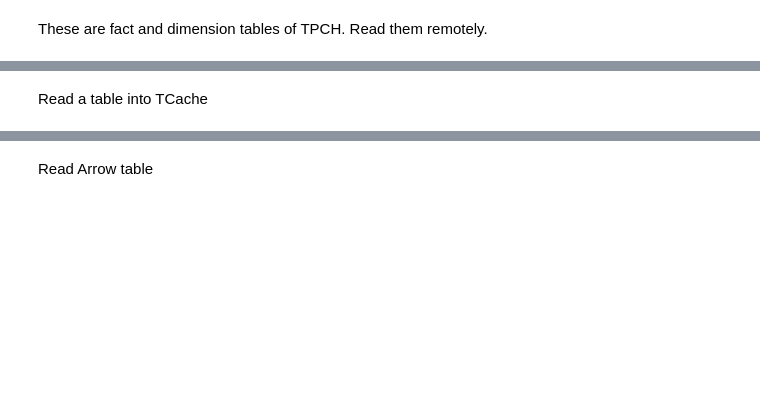
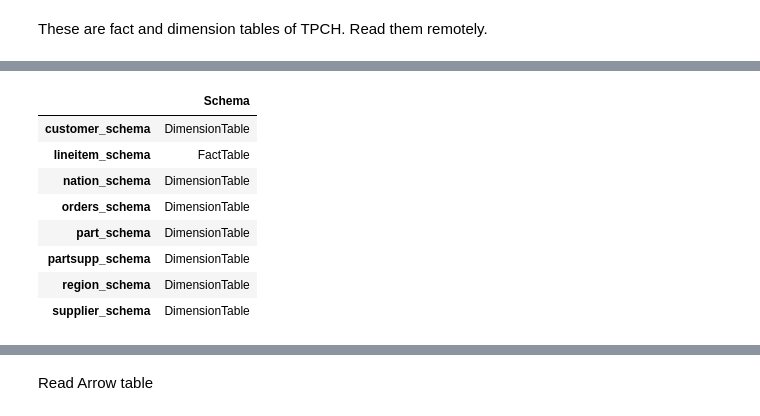
Before and after one commit to hkverma/litendb, a Jupyter notebook: py/notebooks/LitenRaySingleActorQ5Q6.ipynb, the cells around one changed output, grey strips where cells are left out. Cells and saved outputs as stored; diff of their text form; code cells hidden in the pictures; blank space fills up the shorter version.

```diff
--- a/py/notebooks/LitenRaySingleActorQ5Q6.ipynb
+++ b/py/notebooks/LitenRaySingleActorQ5Q6.ipynb
@@ -123,2 +123,3 @@ ObjectRef(3106d80c4e3c2369df5a1a820100000001000000)
-# %% [markdown]
-Read a table into TCache
+# %%
+pd.read_json(ray.get(tc.schema_info.remote()))
+# %% [output]
@@ -124,0 +130,9 @@ Read a table into TCache
+|  | Schema |
+| customer_schema | DimensionTable |
+| lineitem_schema | FactTable |
+| nation_schema | DimensionTable |
+| orders_schema | DimensionTable |
+| part_schema | DimensionTable |
+| partsupp_schema | DimensionTable |
+| region_schema | DimensionTable |
+| supplier_schema | DimensionTable |
```
Also changed, not shown: parts of 17 cells of this notebook, 9 other files.
